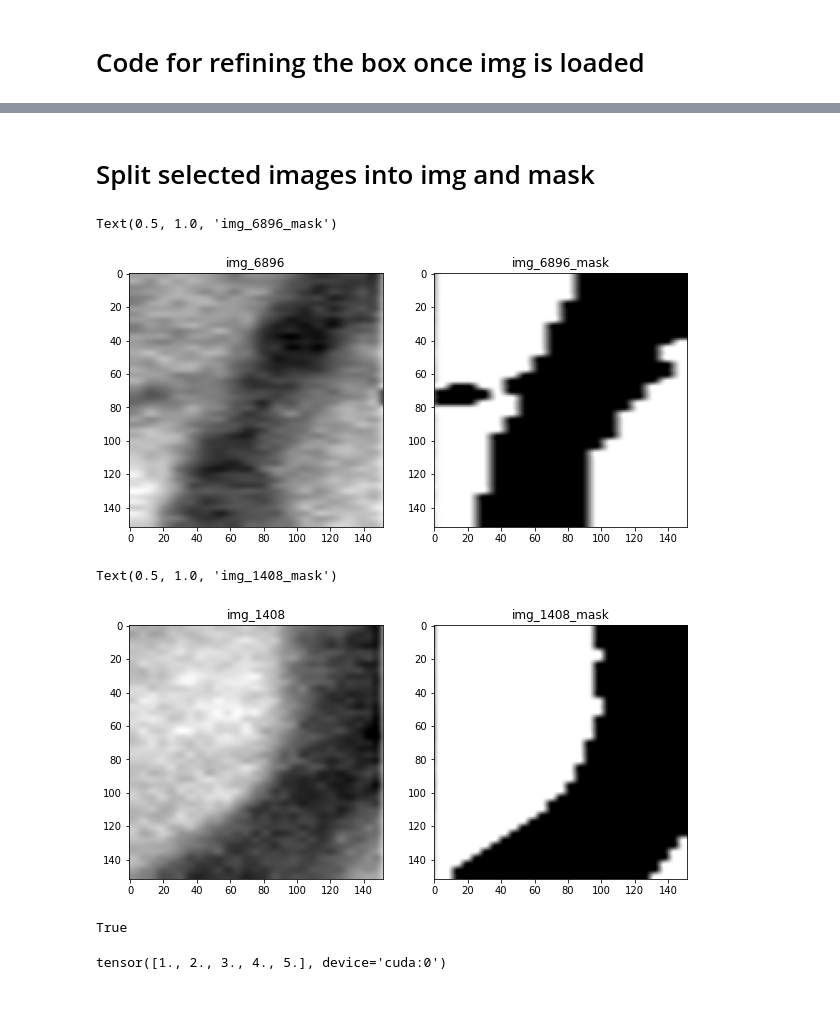
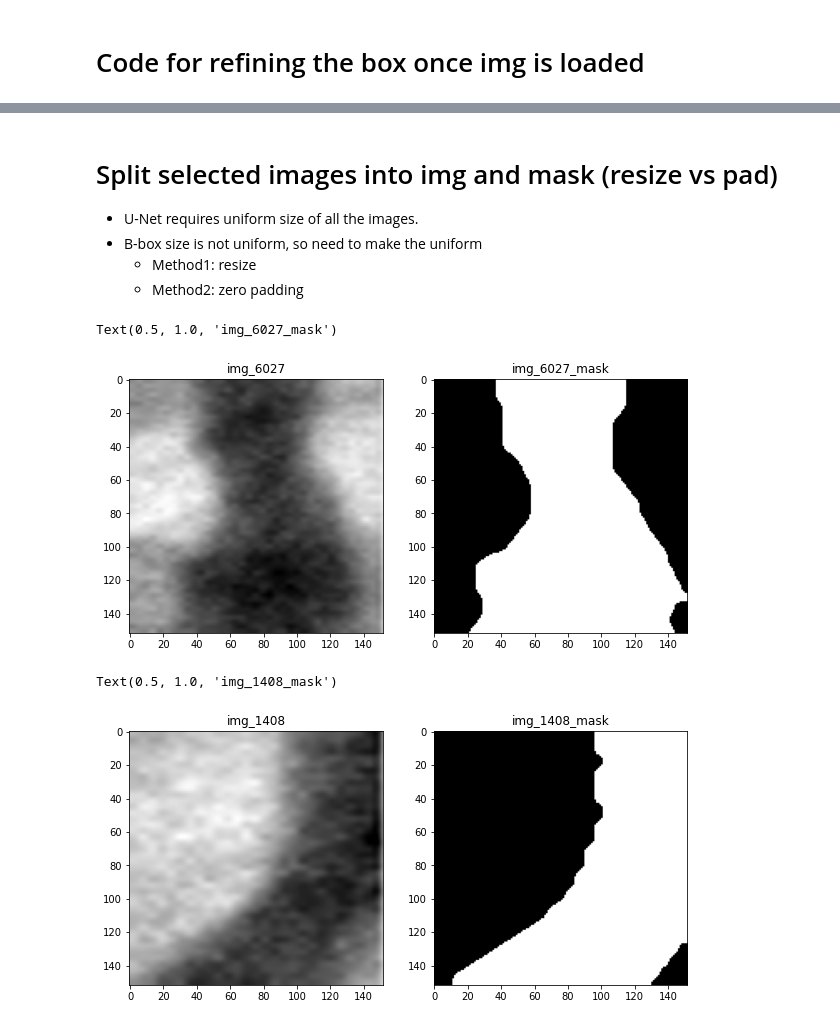
Before and after one commit to mehdizhioua/xray_angio_stenosis_detection, a Jupyter notebook: note/refine_labels.ipynb, the cells around one changed output, grey strips where cells are left out. Cells and saved outputs as stored; diff of their text form; code cells hidden in the pictures.

Commit message:
update refine note

```diff
--- a/note/refine_labels.ipynb
+++ b/note/refine_labels.ipynb
@@ -22,18 +22,18 @@ def gaussian_kernel(size, sigma):
     kernel = np.exp(-(x**2 + y**2) / (2 * sigma**2))
     return kernel / np.sum(kernel)
 
-def gaussian_filter(img_, k_size, sigma):
+def gaussian_filter(img_, k_size=3, sigma=1):
     """Applies a Gaussian filter to the given image"""
     kernel = gaussian_kernel(k_size, sigma)
     smoothed = convolve(img_, kernel)
     return smoothed
 
-def refine_label_gaussian(img_, k_size, sigma, thsld, use_otsu):
+def refine_label_gaussian(img_, k_size=3, sigma=1, thsld=0.5, use_otsu=True):
     img_smooth = gaussian_filter(img_, k_size, sigma)
     if use_otsu:
         thresh = threshold_otsu(img)
-        binary = img > thresh
+        binary = img < thresh
         return binary
     else:
-        return img_smooth>thsld
+        return img_smooth < thsld
 # %%
@@ -107,53 +121,59 @@ for k in range(num_train):
 # %% [markdown]
-# Split selected images into img and mask
+# Split selected images into img and mask (resize vs pad)
+* U-Net requires uniform size of all the images.
+* B-box size is not uniform, so need to make the uniform
+    * Method1: resize
+    * Method2: zero padding
 # %%
-selected_path = '../data/refined_labels_selected/'
-img_path = '../data/refined_labels_selected_split/imgs/'
-mask_path = '../data/refined_labels_selected_split/masks/'
-
 target_size = (152*2, 152)
 
+selected_path = '../original_data/refined_labels_selected/'
+img_path = '../original_data/refined_labels_selected_split/imgs/'
+mask_path = '../original_data/refined_labels_selected_split/masks/'
+
 files = os.listdir(selected_path)
-file = files[0]
+file = files[60]
 index = file[6:-4] # original bmp file number
 
 image = Image.open(os.path.join(selected_path, file))
 resized_image = image.resize(target_size)
 image.close()
 
 # Get the dimensions of the image
 width, height = resized_image.size
 
 # Calculate the coordinates for cutting the image in half
-left = 0
-top = 0
-right = width // 2
-bottom = height
+left, top, right, bottom = 0, 0, width//2, height
 
 # Crop the left half of the image
 left_half = resized_image.crop((left, top, right, bottom)).convert('RGB')
 
 # Calculate the coordinates for the right half of the image
-left = width // 2
-right = width
+left, right = width // 2, width
 
 # Crop the right half of the image
-right_half = resized_image.crop((left, top, right, bottom)).convert('RGB')
+right_half = resized_image.crop((left, top, right, bottom))
 
+# Invert and conver to binary
+right_half = 256 - np.array(right_half)[:, :, 0]
+right_half = refine_label_gaussian(right_half, k_size=7, sigma=7, thsld=128, use_otsu=False)
+right_half = Image.fromarray(right_half)
 
 #visualize if the label is adapted what we want
 fig,axs = plt.subplots(1, 2, figsize = (10,5))
 axs[0].imshow(left_half, cmap=cm.gray)
 axs[0].set_title(f"img_{index}")
-axs[1].imshow(right_half, cmap=cm.gray)
+axs[1].imshow(right_half, cmap=cm.binary)
 axs[1].set_title(f"img_{index}_mask")
 # %% [output]
-Text(0.5, 1.0, 'img_6896_mask')
+Text(0.5, 1.0, 'img_6027_mask')
-[figure, old version]
+[figure, new version]
 # %%
-selected_path = '../data/refined_labels_selected/'
-img_path = '../data/refined_labels_selected_split/imgs/'
-mask_path = '../data/refined_labels_selected_split/masks/'
+save_result = False
+
+selected_path = '../original_data/refined_labels_selected/'
+img_path = '../original_data/refined_labels_selected_split/imgs/'
+mask_path = '../original_data/refined_labels_selected_split/masks/'
 
 target_size = (152*2, 152)
 
@@ -171,20 +191,21 @@ for file in files:
         width, height = resized_image.size
 
         # Calculate the coordinates for cutting the image in half
-        left = 0
-        top = 0
-        right = width // 2
-        bottom = height
+        left, top, right, bottom = 0, 0, width//2, height
 
         # Crop the left half of the image
         left_half = resized_image.crop((left, top, right, bottom)).convert('RGB')
 
         # Calculate the coordinates for the right half of the image
-        left = width // 2
-        right = width
+        left, right = width // 2, width
 
         # Crop the right half of the image
-        right_half = resized_image.crop((left, top, right, bottom)).convert('RGB')
+        right_half = resized_image.crop((left, top, right, bottom))
+
+        # Invert and conver to binary
+        right_half = 256 - np.array(right_half)[:, :, 0]
+        right_half = refine_label_gaussian(right_half, k_size=7, sigma=7, thsld=128, use_otsu=False)
+        right_half = Image.fromarray(right_half)
 
         # Save the left half as a new file
         left_half.save(img_path + f'img_{index}.png')
@@ -200,9 +221,4 @@ axs[1].imshow(right_half, cmap=cm.gray)
 axs[1].set_title(f"img_{index}_mask")
 # %% [output]
 Text(0.5, 1.0, 'img_1408_mask')
-[figure, old version]
+[figure, new version]
-# %%
-import torch
-print(torch.cuda.is_available())
-# %% [output]
-True
@@ -216,4 +224,0 @@ my_tensor = my_tensor.to(device)
-# %%
-my_tensor
-# %% [output]
-tensor([1., 2., 3., 4., 5.], device='cuda:0')
```
Also changed, not shown: parts of 9 cells of this notebook, 1 other file.
